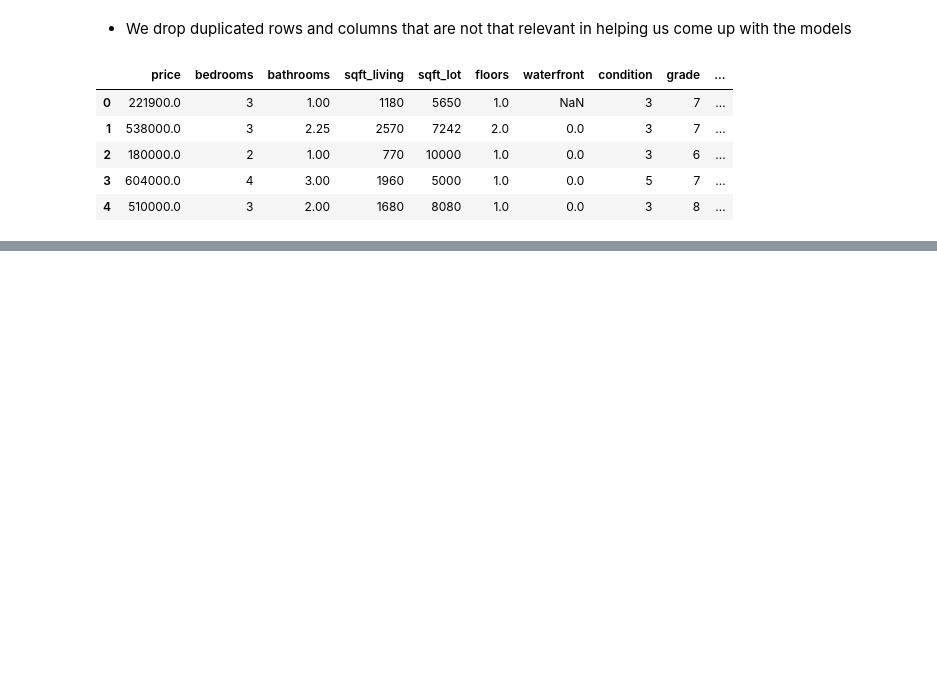
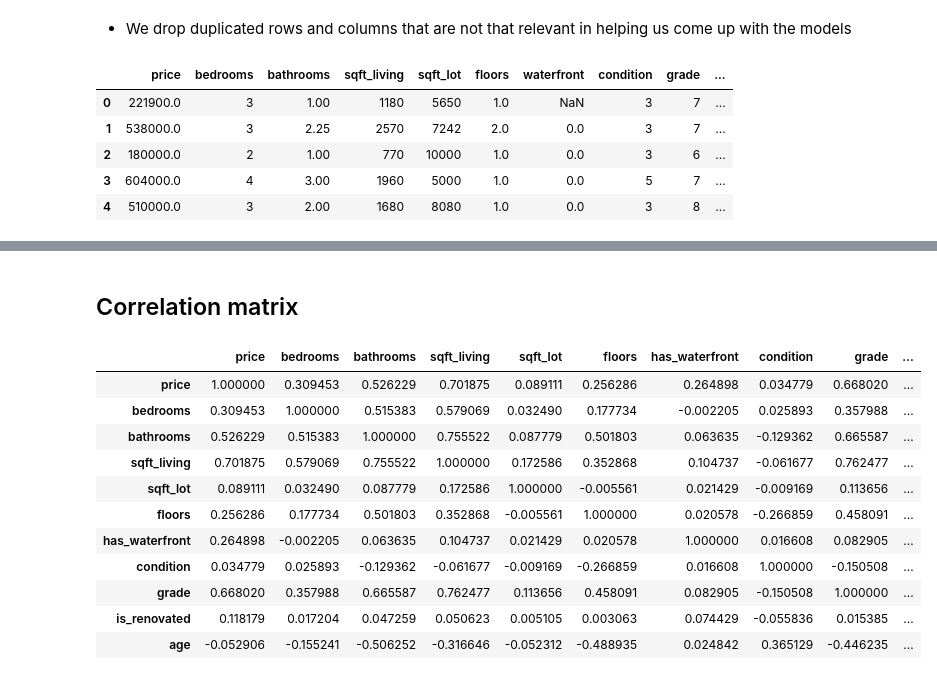
Before and after one commit to Leila-Nyambura/king-county-house-price-prediction-LRM, a Jupyter notebook: main.ipynb, the cells around one changed output, grey strips where cells are left out. Drawn from its saved outputs; the diff is of its cells as text; code cells hidden in the pictures; blank space fills up the shorter version.

```diff
--- a/main.ipynb
+++ b/main.ipynb
@@ -103,0 +207,17 @@ df.head()
+# %% [markdown]
+## Correlation matrix
+# %%
+df.corr() # Checked how diifferent independent variables relate to price
+# %% [output]
+|  | price | bedrooms | bathrooms | sqft_living | sqft_lot | floors | has_waterfront | condition | grade | ... |
+| price | 1.000000 | 0.309453 | 0.526229 | 0.701875 | 0.089111 | 0.256286 | 0.264898 | 0.034779 | 0.668020 | ... |
+| bedrooms | 0.309453 | 1.000000 | 0.515383 | 0.579069 | 0.032490 | 0.177734 | -0.002205 | 0.025893 | 0.357988 | ... |
+| bathrooms | 0.526229 | 0.515383 | 1.000000 | 0.755522 | 0.087779 | 0.501803 | 0.063635 | -0.129362 | 0.665587 | ... |
+| sqft_living | 0.701875 | 0.579069 | 0.755522 | 1.000000 | 0.172586 | 0.352868 | 0.104737 | -0.061677 | 0.762477 | ... |
+| sqft_lot | 0.089111 | 0.032490 | 0.087779 | 0.172586 | 1.000000 | -0.005561 | 0.021429 | -0.009169 | 0.113656 | ... |
+| floors | 0.256286 | 0.177734 | 0.501803 | 0.352868 | -0.005561 | 1.000000 | 0.020578 | -0.266859 | 0.458091 | ... |
+| has_waterfront | 0.264898 | -0.002205 | 0.063635 | 0.104737 | 0.021429 | 0.020578 | 1.000000 | 0.016608 | 0.082905 | ... |
+| condition | 0.034779 | 0.025893 | -0.129362 | -0.061677 | -0.009169 | -0.266859 | 0.016608 | 1.000000 | -0.150508 | ... |
+| grade | 0.668020 | 0.357988 | 0.665587 | 0.762477 | 0.113656 | 0.458091 | 0.082905 | -0.150508 | 1.000000 | ... |
+| is_renovated | 0.118179 | 0.017204 | 0.047259 | 0.050623 | 0.005105 | 0.003063 | 0.074429 | -0.055836 | 0.015385 | ... |
+| age | -0.052906 | -0.155241 | -0.506252 | -0.316646 | -0.052312 | -0.488935 | 0.024842 | 0.365129 | -0.446235 | ... |
```
Also changed, not shown: parts of 18 cells of this notebook.
